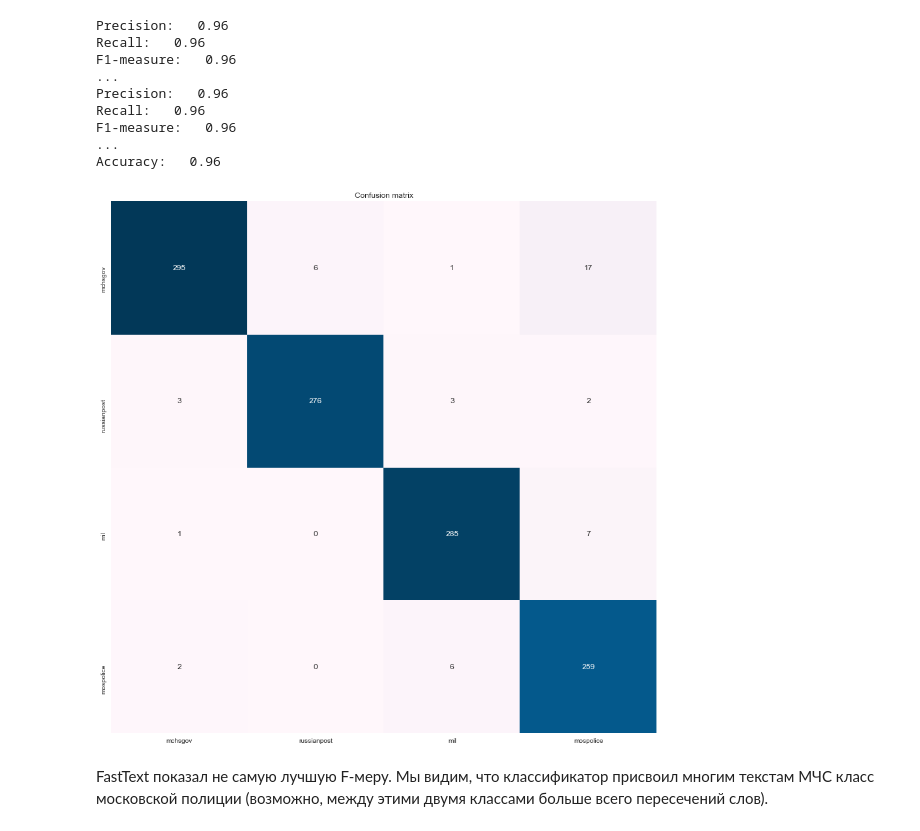
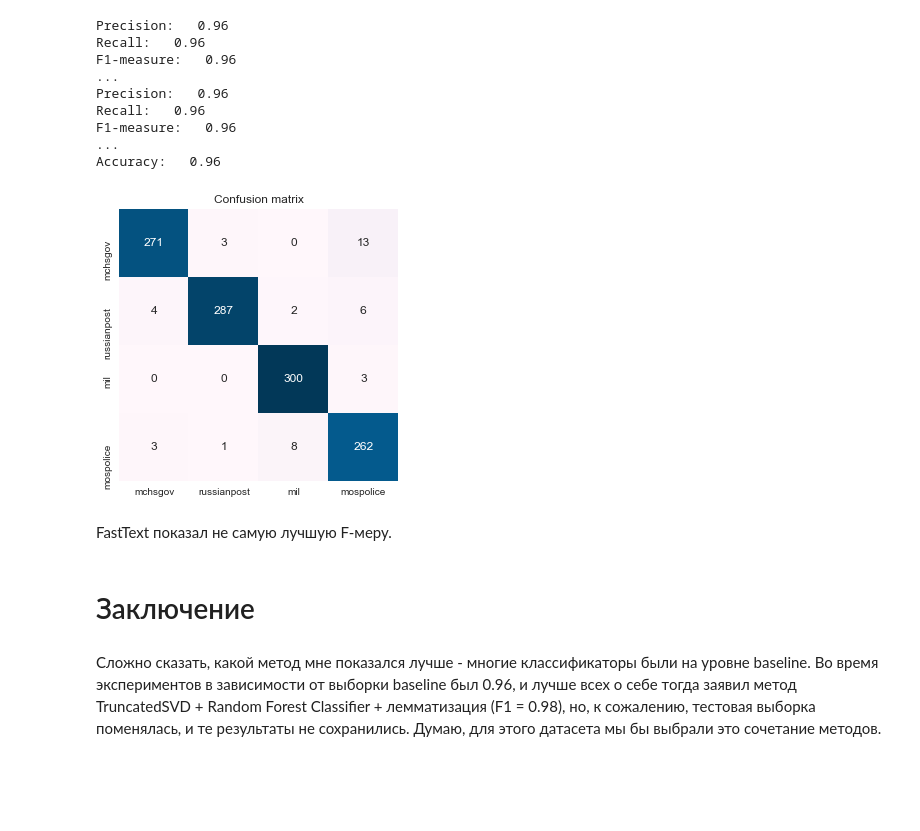
Before and after one commit to annnyway/ML, a Jupyter notebook: ML_HW1.ipynb, the cells around one changed output. Drawn from its saved outputs; the diff is of its cells as text; code cells hidden in the pictures; blank space fills up the shorter version.

```diff
--- a/ML_HW1.ipynb
+++ b/ML_HW1.ipynb
@@ -812,8 +831,8 @@ import fasttext
 # %%
 with open('data_for_fasttext.txt', 'w', encoding = 'UTF-8') as f:
     for i in train.index:
-        text = str(df.text[i])
-        label = str(df.source[i])
+        text = str(train.text[i])
+        label = str(train.source[i])
         f.write(text + ' ' + '__label__' + label + '\n')
 # %%
 classifier = fasttext.supervised('data_for_fasttext.txt', 'model', label_prefix='__label__')
@@ -834,12 +852,16 @@ Accuracy:   0.96
 # %%
 m = confusion_matrix(test.source, result)
 
 labels = ['mchsgov', 'russianpost', 'mil', 'mospolice']
-plt.figure(figsize = (15,15))
+plt.figure(figsize = (5,5))
 sns.heatmap(data=m, annot=True, fmt="d", cbar=False, xticklabels=labels, yticklabels=labels, cmap="PuBu")
 plt.title("Confusion matrix")
 plt.show()
 # %% [output]
-[figure, old version]
+[figure, new version]
-# %% [markdown]
-FastText показал не самую лучшую F-меру. Мы видим, что классификатор присвоил многим текстам МЧС класс московской полиции (возможно, между этими двумя классами больше всего пересечений слов).
+# %% [markdown]
+FastText показал не самую лучшую F-меру.
+# %% [markdown]
+# Заключение
+# %% [markdown]
+Сложно сказать, какой метод мне показался лучше - многие классификаторы были на уровне baseline. Во время экспериментов в зависимости от выборки baseline был 0.96, и лучше всех о себе тогда заявил метод TruncatedSVD + Random Forest Classifier + лемматизация (F1 = 0.98), но, к сожалению, тестовая выборка поменялась, и те результаты не сохранились. Думаю, для этого датасета мы бы выбрали это сочетание методов.
```
Also changed, not shown: parts of 51 cells of this notebook.
